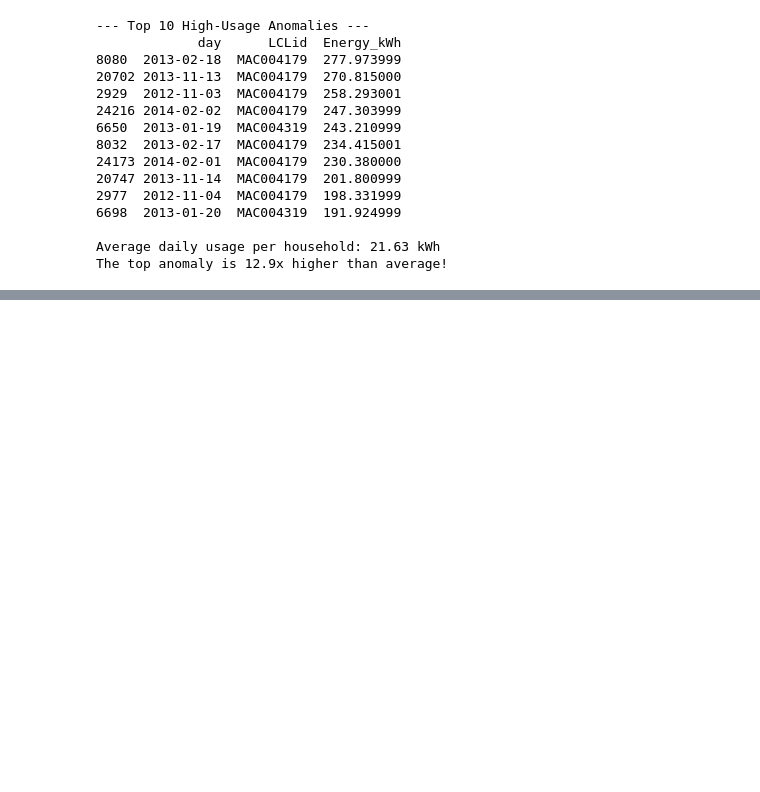
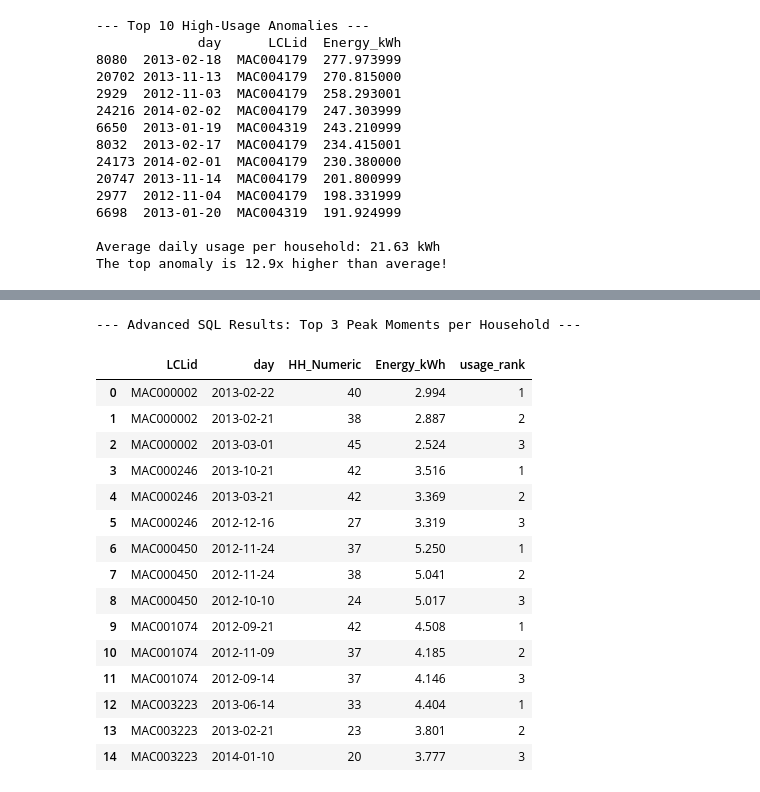
Before and after one commit to Kennyg-w/smart-meter-energy-analysis, a Jupyter notebook: notebooks/analysis.ipynb, the cells around one changed output, grey strips where cells are left out. Drawn from its saved outputs; the diff is of its cells as text; code cells hidden in the pictures; blank space fills up the shorter version.

Commit message:
Completed Phase 1.2: Advanced SQL Window Functions with DuckDB

```diff
--- a/notebooks/analysis.ipynb
+++ b/notebooks/analysis.ipynb
@@ -153,3 +153,15 @@ print(f"The top anomaly is {top_10_anomalies['Energy_kWh'].iloc[0] / avg_daily:.
 
 Average daily usage per household: 21.63 kWh
 The top anomaly is 12.9x higher than average!
+# %%
+import duckdb
+
+# 1. Open a connection to an in-memory SQL database
+con = duckdb.connect()
+
+# 2. Register your 'df_clean' as a SQL table called 'energy_table'
+con.register('energy_table', df_clean)
+
+# 3. Quick test: Count records per household using SQL
+print("SQL Connection Successful! 🚀")
+con.execute("SELECT LCLid, COUNT(*) as records FROM energy_table GROUP BY LCLid LIMIT 5").df()
@@ -155,0 +176,41 @@ The top anomaly is 12.9x higher than average!
+# %%
+# Task: Find the top 3 highest usage half-hours for EVERY household using RANK()
+sql_query = """
+WITH RankedUsage AS (
+    SELECT
+        LCLid,
+        day,
+        HH_Numeric,
+        Energy_kWh,
+        RANK() OVER (PARTITION BY LCLid ORDER BY Energy_kWh DESC) as usage_rank
+    FROM energy_table
+)
+SELECT *
+FROM RankedUsage
+WHERE usage_rank <= 3
+ORDER BY LCLid, usage_rank;
+"""
+
+# Execute the query and convert back to a Pandas DataFrame for viewing
+high_usage_ranks = con.execute(sql_query).df()
+
+print("--- Advanced SQL Results: Top 3 Peak Moments per Household ---")
+display(high_usage_ranks.head(15))
+# %% [output]
+--- Advanced SQL Results: Top 3 Peak Moments per Household ---
+|  | LCLid | day | HH_Numeric | Energy_kWh | usage_rank |
+| 0 | MAC000002 | 2013-02-22 | 40 | 2.994 | 1 |
+| 1 | MAC000002 | 2013-02-21 | 38 | 2.887 | 2 |
+| 2 | MAC000002 | 2013-03-01 | 45 | 2.524 | 3 |
+| 3 | MAC000246 | 2013-10-21 | 42 | 3.516 | 1 |
+| 4 | MAC000246 | 2013-03-21 | 42 | 3.369 | 2 |
+| 5 | MAC000246 | 2012-12-16 | 27 | 3.319 | 3 |
+| 6 | MAC000450 | 2012-11-24 | 37 | 5.250 | 1 |
+| 7 | MAC000450 | 2012-11-24 | 38 | 5.041 | 2 |
+| 8 | MAC000450 | 2012-10-10 | 24 | 5.017 | 3 |
+| 9 | MAC001074 | 2012-09-21 | 42 | 4.508 | 1 |
+| 10 | MAC001074 | 2012-11-09 | 37 | 4.185 | 2 |
+| 11 | MAC001074 | 2012-09-14 | 37 | 4.146 | 3 |
+| 12 | MAC003223 | 2013-06-14 | 33 | 4.404 | 1 |
+| 13 | MAC003223 | 2013-02-21 | 23 | 3.801 | 2 |
+| 14 | MAC003223 | 2014-01-10 | 20 | 3.777 | 3 |
```
Also changed, not shown: parts of 1 cell of this notebook.
